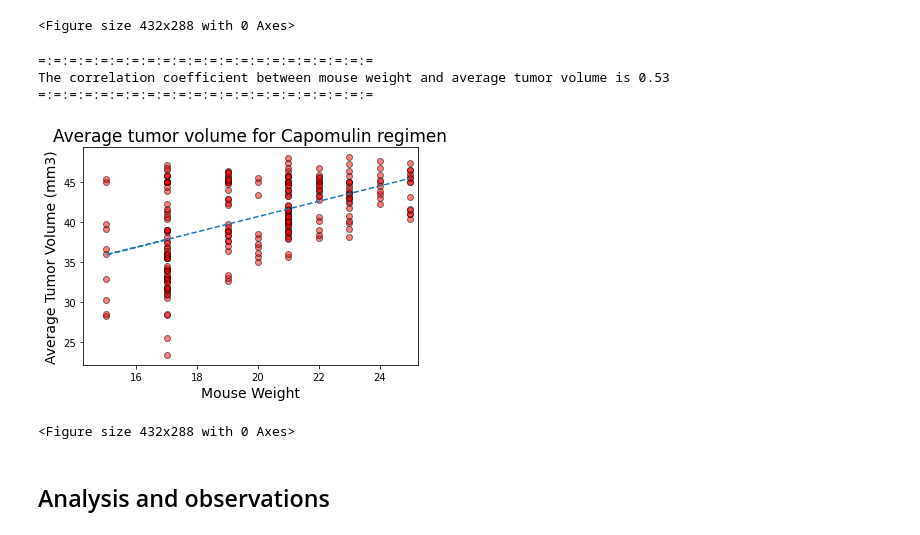
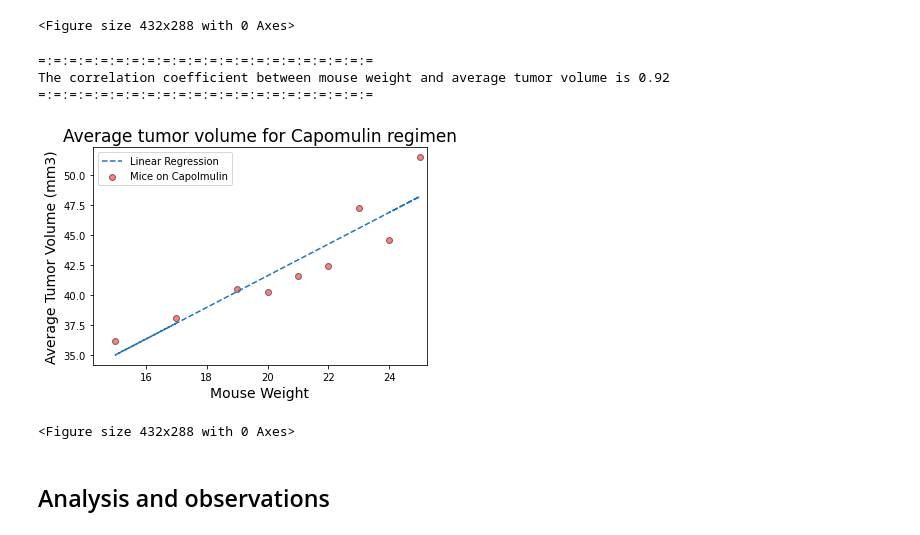
Before and after one commit to TheGreekGoddess/Data_Analysis_and_Visualization_using_Matplotlib, a Jupyter notebook: pymaceuticals_starter.ipynb, the cells around one changed output. Saved outputs shown, nothing was run; the diff lists cells and outputs as text; code cells hidden in the pictures.

```diff
--- a/pymaceuticals_starter.ipynb
+++ b/pymaceuticals_starter.ipynb
@@ -306,37 +306,38 @@ plt.tight_layout()
 # %%
 # Calculate the correlation coefficient and linear regression model for mouse weight and average tumor volume for the Capomulin regimen
 # Define variables for correlation calculations
-mouse_weight = capomulin_regimen["Weight (g)"]
-average_tumor_volume
+mouse_weight = capomulin_regimen["Weight (g)"].unique()
 
 # Calculate the correlation and publish the result
 correlation = st.pearsonr(mouse_weight,average_tumor_volume)
 print(f"=:=:=:=:=:=:=:=:=:=:=:=:=:=:=:=:=:=:=:=:=:=")
 print(f"The correlation coefficient between mouse weight and average tumor volume is {round(correlation[0],2)}")
 print(f"=:=:=:=:=:=:=:=:=:=:=:=:=:=:=:=:=:=:=:=:=:=")
+
 # Calculate the regression
 (slope, intercept, rvalue, pvalue, stderr) = st.linregress(mouse_weight, average_tumor_volume)
-regress_values = x_values * slope + intercept
+regress_values = mouse_weight * slope + intercept
 line_eq = "y = " + str(round(slope,2)) + "x + " + str(round(intercept,2))
 
 # Generate a scatter plot and set the textual properties
-plt.scatter(mouse_weight,average_tumor_volume, marker="o", facecolors="red", alpha = .5, edgecolors="black")
+plt.scatter(mouse_weight,average_tumor_volume, marker="o", facecolors="red", alpha = .5, edgecolors="black", label="Mice on Capolmulin")
 plt.title("Average tumor volume for Capomulin regimen",fontsize=17)
 plt.xlabel("Mouse Weight",fontsize=14)
 plt.xlim(mice_weights.min()-.75,mice_weights.max() +.25)
 plt.ylabel("Average Tumor Volume (mm3)",fontsize=14)
 plt.plot(mouse_weight,regress_values,"--", label="Linear Regression")
+plt.legend(loc="best")
 
 # Show the plot
 plt.show()
 
 # Resize the plot
 plt.tight_layout()
 # %% [output]
 =:=:=:=:=:=:=:=:=:=:=:=:=:=:=:=:=:=:=:=:=:=
-The correlation coefficient between mouse weight and average tumor volume is 0.53
+The correlation coefficient between mouse weight and average tumor volume is 0.92
 =:=:=:=:=:=:=:=:=:=:=:=:=:=:=:=:=:=:=:=:=:=
-[figure, old version]
+[figure, new version]
 <Figure size 432x288 with 0 Axes>
 # %% [markdown]
 ## Analysis and observations
```
